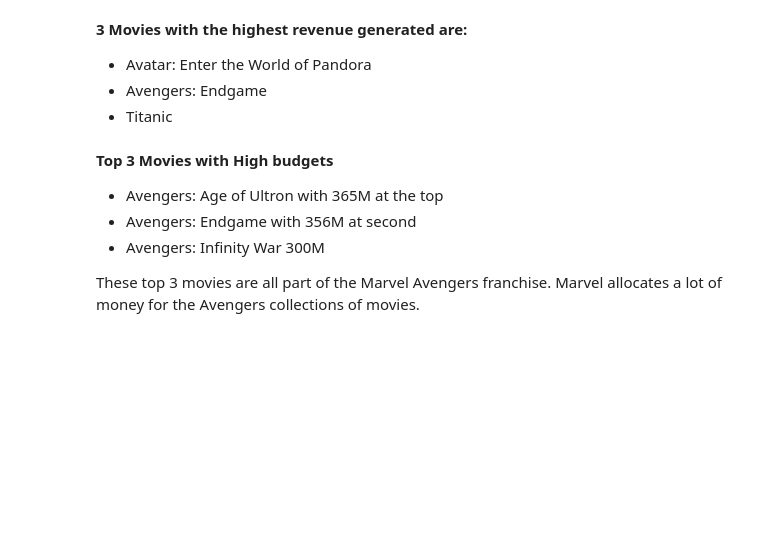
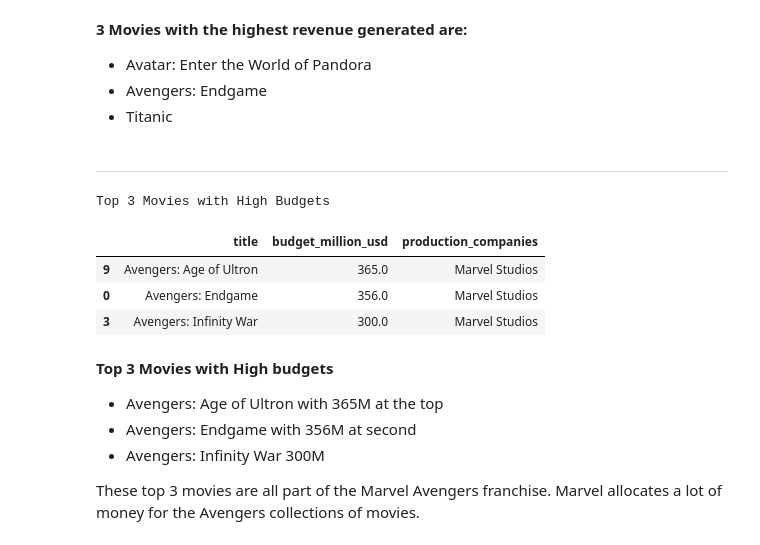
Before and after one commit to Em-White25/Amalitech-Projects, a Jupyter notebook: week2/week2-movie-project-dev/notebooks/updated-project.ipynb, the cells around one changed output. Saved outputs shown, nothing was run; the diff lists cells and outputs as text; code cells hidden in the pictures; blank space fills up the shorter version.

```diff
--- a/week2/week2-movie-project-dev/notebooks/updated-project.ipynb
+++ b/week2/week2-movie-project-dev/notebooks/updated-project.ipynb
@@ -408,12 +398,22 @@ highest_revenue
 * Avatar: Enter the World of Pandora
 * Avengers: Endgame
 * Titanic
+# %% [markdown]
+<hr>
 # %%
-# highest budget analysis
+'''Top 3 Movies with the highest Budget'''
+
 highest_budget = df_movies.sort_values(by='budget_million_usd', ascending=False).head(3)
 
-print('Top 3 Movies with High Budgets')
-highest_budget[['title', 'budget_million_usd']]
+
+print('\nTop 3 Movies with High Budgets')
+highest_budget[['title', 'budget_million_usd', 'production_companies']]
+# %% [output]
+Top 3 Movies with High Budgets
+|  | title | budget_million_usd | production_companies |
+| 9 | Avengers: Age of Ultron | 365.0 | Marvel Studios |
+| 0 | Avengers: Endgame | 356.0 | Marvel Studios |
+| 3 | Avengers: Infinity War | 300.0 | Marvel Studios |
 # %% [markdown]
 **Top 3 Movies with High budgets**
 * Avengers: Age of Ultron with 365M at the top
```
Also changed, not shown: parts of 100 cells of this notebook.
